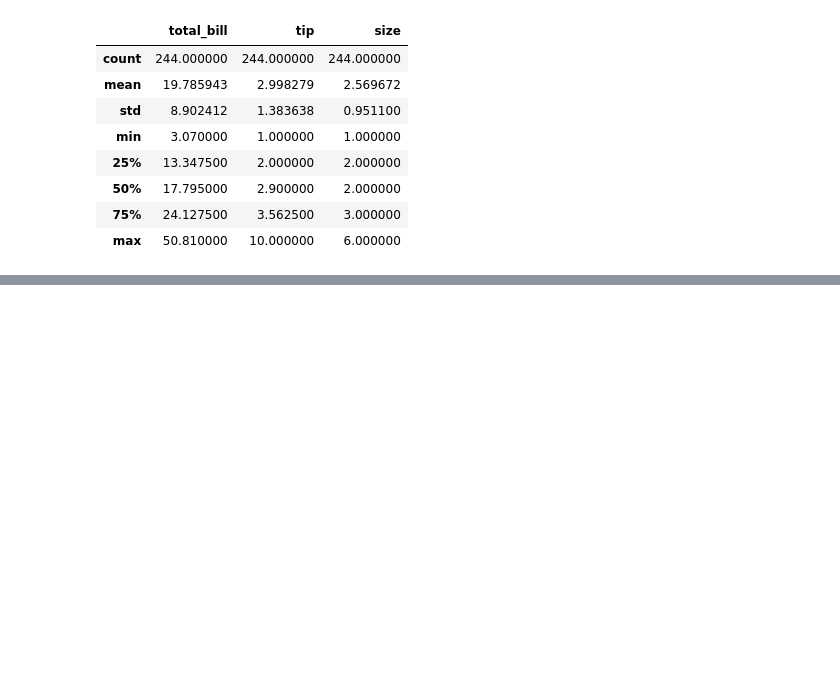
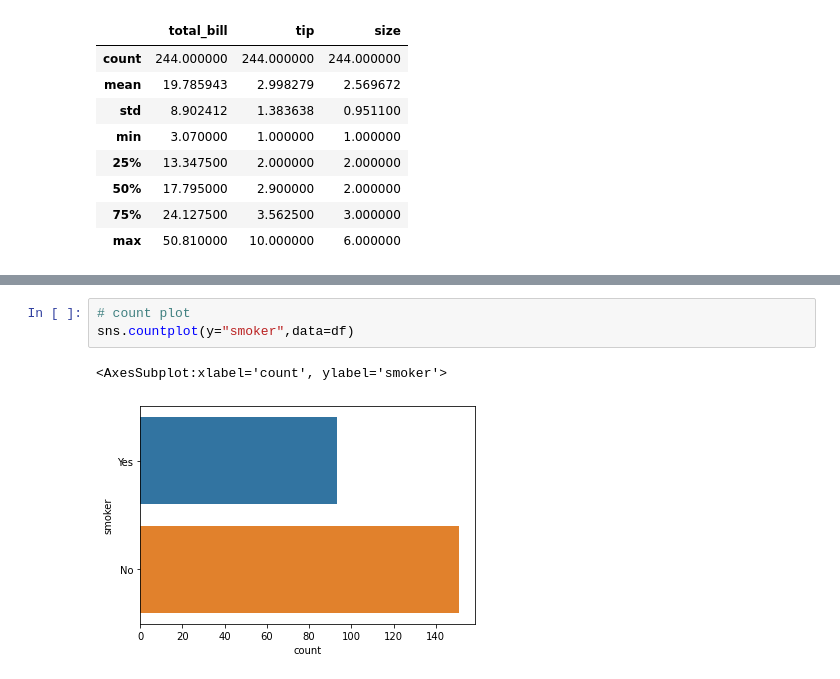
Before and after one commit to aedumbakakarthik1/machine-learning-in-python, a Jupyter notebook: 7.1)seaborn part-2.ipynb, the cells around one changed output, grey strips where cells are left out. Saved outputs shown, nothing was run; the diff lists cells and outputs as text; blank space fills up the shorter version.

```diff
--- a/7.1)seaborn part-2.ipynb
+++ b/7.1)seaborn part-2.ipynb
@@ -25,0 +34,6 @@ df.describe()
+# %%
+# count plot
+sns.countplot(y="smoker",data=df)
+# %% [output]
+<AxesSubplot:xlabel='count', ylabel='smoker'>
+[figure, added]
```
Also changed, not shown: parts of 18 cells of this notebook.
